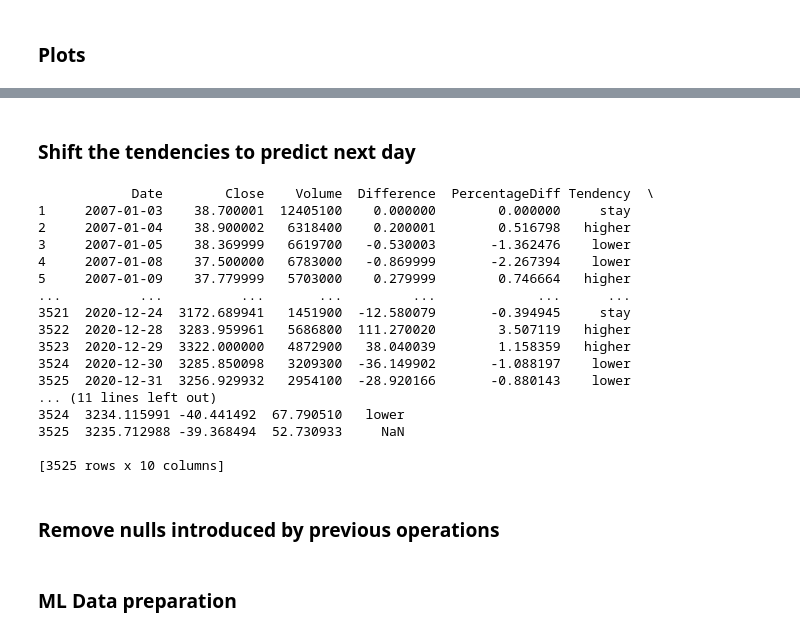
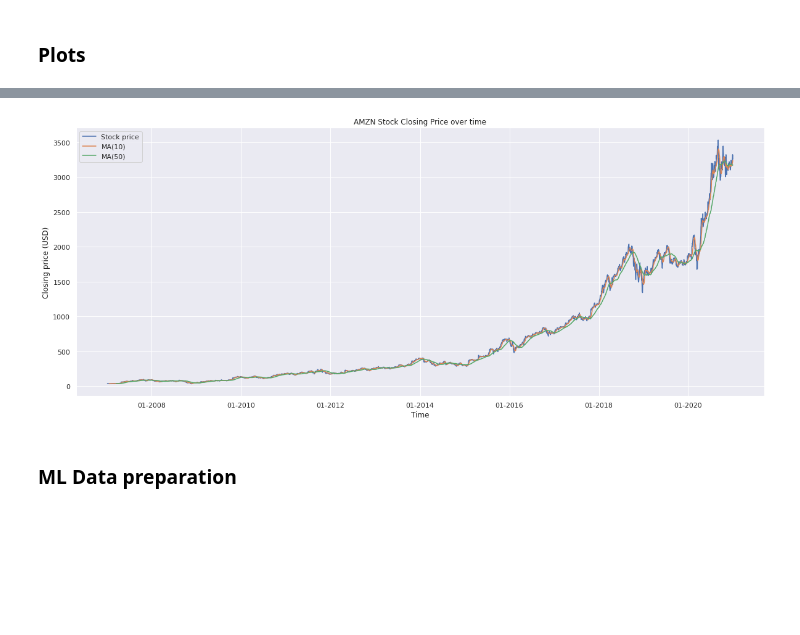
Before and after one commit to Naralas/StonksMarketPrediction, a Jupyter notebook: notebooks/StockPriceTendencyPrediction.ipynb, the cells around one changed output, grey strips where cells are left out. Drawn from its saved outputs; the diff is of its cells as text; code cells hidden in the pictures; blank space fills up the shorter version.

```diff
--- a/notebooks/StockPriceTendencyPrediction.ipynb
+++ b/notebooks/StockPriceTendencyPrediction.ipynb
@@ -1,22 +1,2 @@
 # %% [markdown]
 # Price stock tendency prediction
-# %%
-import pandas as pd
-import matplotlib.pyplot as plt
-import matplotlib
-import seaborn as sns
-import mlflow
-import mlflow.sklearn
-
-from tqdm.notebook import trange, tqdm
-
-from DataHelper import *
-
-# increase plot size
-plt.rcParams["figure.figsize"] = (20,8)
-
-sns.set_theme()
-
-font = {'family' : 'DejaVu Sans', 'size'   : 25}
-
-matplotlib.rc('font', **font)
@@ -23,4 +21,5 @@ matplotlib.rc('font', **font)
 # %%
-DATA_PATH = './data'
-QUOTATION = 'AMZN'
+DATA_PATH = '../data/'
+quotation = 'AMZN'
 FILE_SUFFIX = '.txt'
+price_column = 'Close'
@@ -59,0 +26,5 @@ dtype: bool
+# %%
+from datasets.stocks_data_wrapper import StocksDataWrapper
+data_wrapper = StocksDataWrapper.read_from(f"{DATA_PATH}{quotation}{FILE_SUFFIX}")
+data_wrapper.compute_features(predict_n=1)
+data_wrapper.head()
@@ -203,31 +40,0 @@ df[f"RSI({N})"] = compute_RSI(df, 10, price_column=price_column, diff_column='Di
-# %% [markdown]
-### Shift the tendencies to predict next day
-# %%
-def shift_values(df, column):
-    shifted_column = df[column]
-    shifted_column = shifted_column.shift(periods=-1)
-    df['Next'] = shifted_column
-
-shift_values(df, 'Tendency')
-
-print(df)
-# %% [output]
-            Date        Close    Volume  Difference  PercentageDiff Tendency  \
-1     2007-01-03    38.700001  12405100    0.000000        0.000000     stay
-2     2007-01-04    38.900002   6318400    0.200001        0.516798   higher
-3     2007-01-05    38.369999   6619700   -0.530003       -1.362476    lower
-4     2007-01-08    37.500000   6783000   -0.869999       -2.267394    lower
-5     2007-01-09    37.779999   5703000    0.279999        0.746664   higher
-...          ...          ...       ...         ...             ...      ...
-3521  2020-12-24  3172.689941   1451900  -12.580079       -0.394945     stay
-3522  2020-12-28  3283.959961   5686800  111.270020        3.507119   higher
-3523  2020-12-29  3322.000000   4872900   38.040039        1.158359   higher
-3524  2020-12-30  3285.850098   3209300  -36.149902       -1.088197    lower
-3525  2020-12-31  3256.929932   2954100  -28.920166       -0.880143    lower
-... (11 lines left out)
-3524  3234.115991 -40.441492  67.790510   lower
-3525  3235.712988 -39.368494  52.730933     NaN
-
-[3525 rows x 10 columns]
-# %% [markdown]
-### Remove nulls introduced by previous operations
@@ -236,3 +41,9 @@ df = df.dropna()
+# %%
+from helpers.plots_helper import plot_prices
+
+ax = plot_prices(data_wrapper['Date'], data_wrapper[price_column], quotation_name=quotation, ma_values=[10,50])
+# %% [output]
+[figure, added]
 # %% [markdown]
 ### ML Data preparation
 # %%
```
Also changed, not shown: parts of 22 cells of this notebook, 18 other files.
